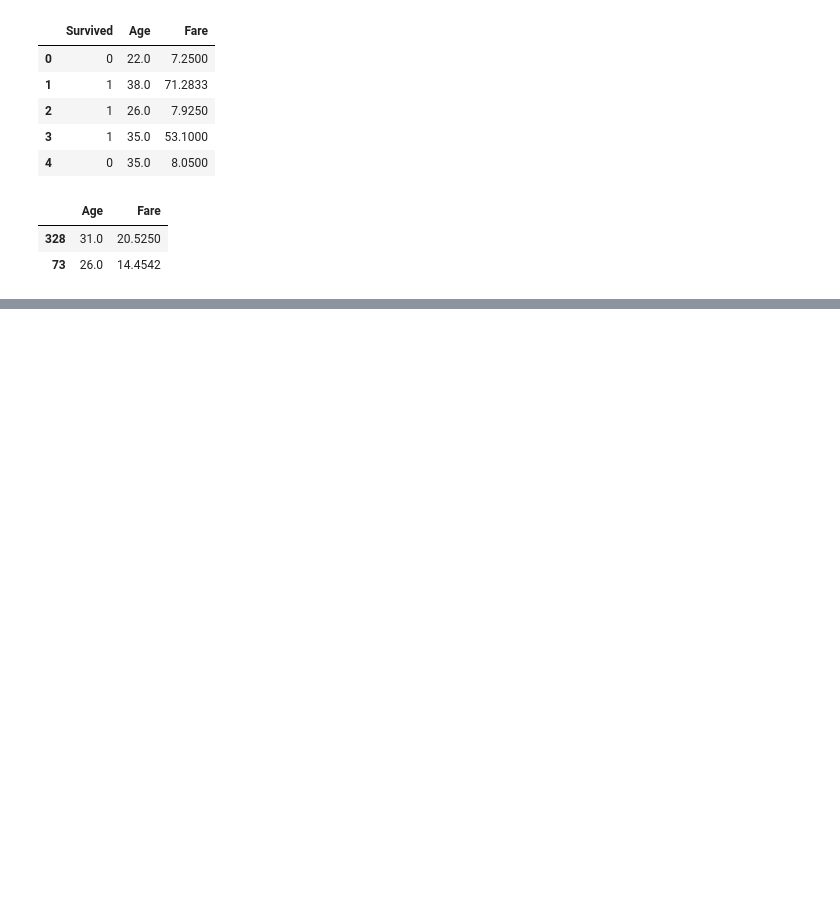
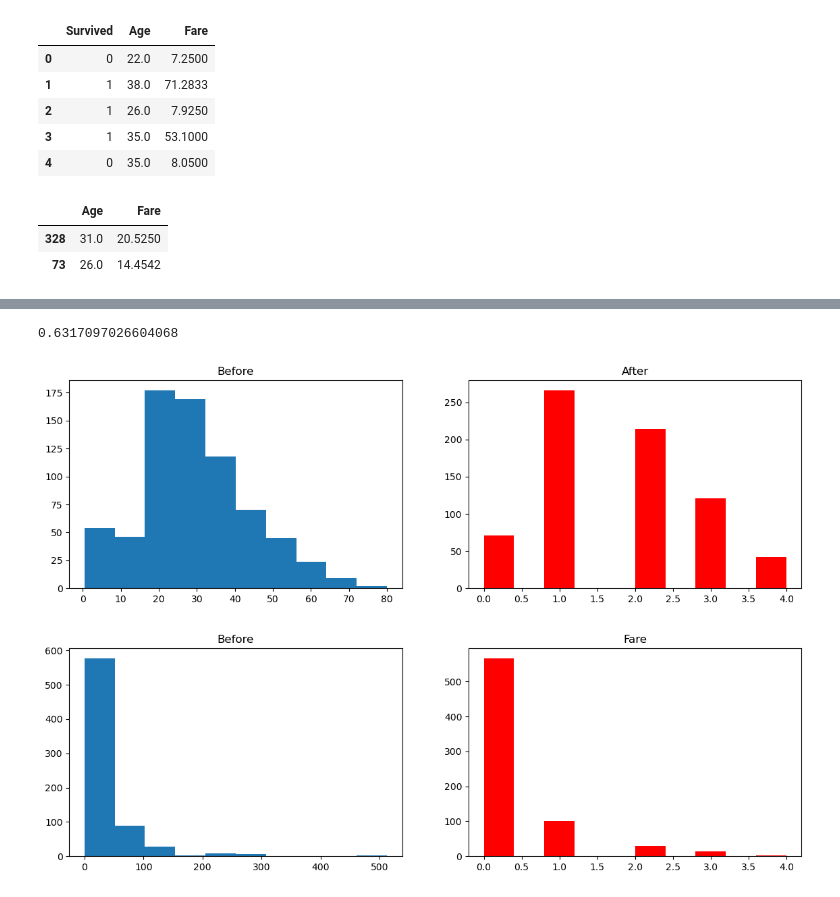
Before and after one commit to Kashish-3k8/machine-learning, a Jupyter notebook: Binning and Binarization .ipynb, the cells around one changed output, grey strips where cells are left out. Saved outputs shown, nothing was run; the diff lists cells and outputs as text; code cells hidden in the pictures; blank space fills up the shorter version.

```diff
--- a/Binning and Binarization .ipynb
+++ b/Binning and Binarization .ipynb
@@ -41,0 +148,6 @@ clf =
+# %%
+discretize(5,'kmeans')
+# %% [output]
+0.6317097026604068
+[figure, added]
+[figure, added]
```
Also changed, not shown: parts of 23 cells of this notebook, 4 other files.
